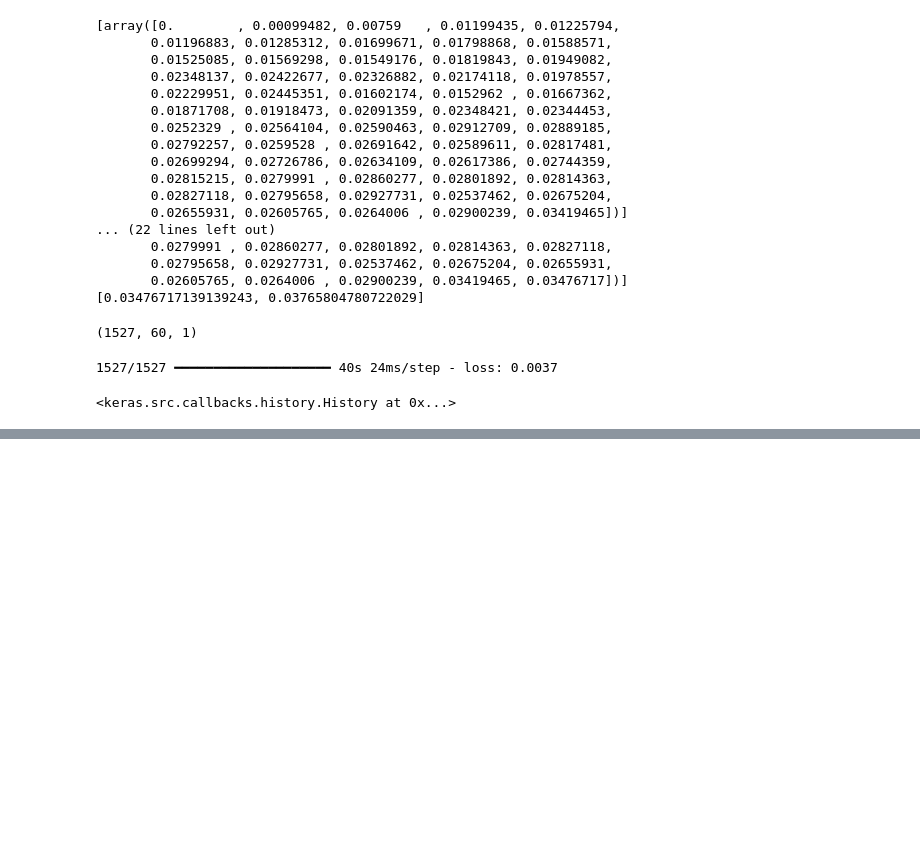
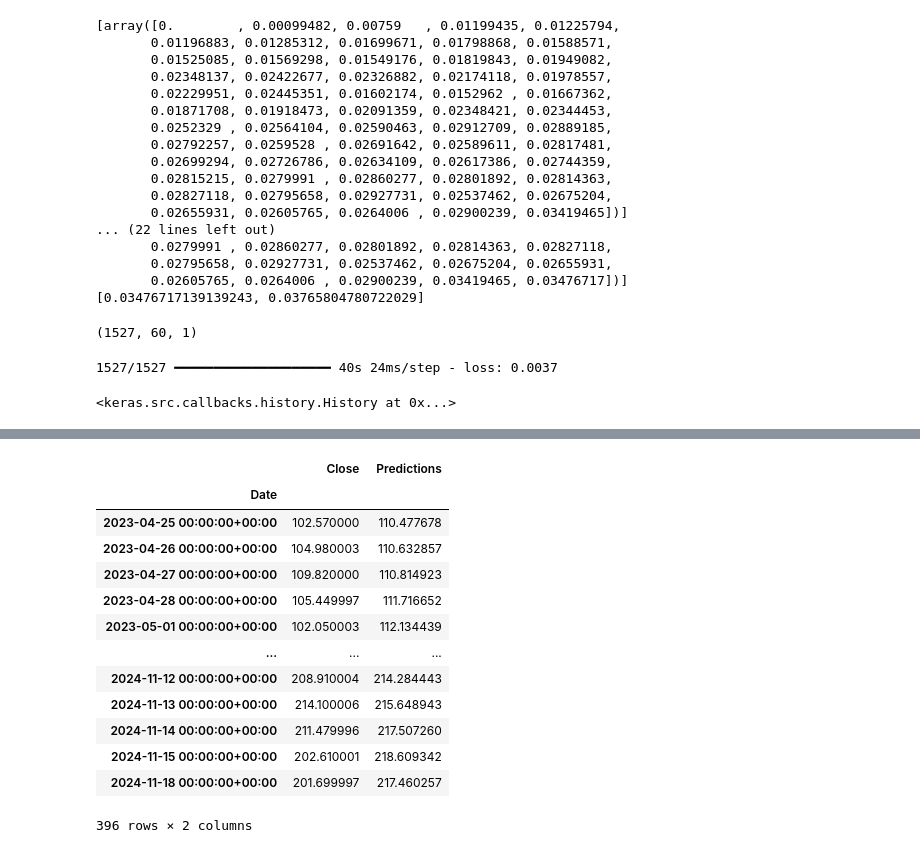
Before and after one commit to dammkevin/stock_price_prediction, a Jupyter notebook: stock_price_prediction.ipynb, the cells around one changed output, grey strips where cells are left out. Cells and saved outputs as stored; diff of their text form; code cells hidden in the pictures; blank space fills up the shorter version.

```diff
--- a/stock_price_prediction.ipynb
+++ b/stock_price_prediction.ipynb
@@ -150,0 +230,18 @@ model.fit(x_train, y_train, batch_size=1, epochs=1)
+# %%
+# Show the actual and predicted price
+valid
+# %% [output]
+|  | Close | Predictions |
+| Date |  |  |
+| 2023-04-25 00:00:00+00:00 | 102.570000 | 110.477678 |
+| 2023-04-26 00:00:00+00:00 | 104.980003 | 110.632857 |
+| 2023-04-27 00:00:00+00:00 | 109.820000 | 110.814923 |
+| 2023-04-28 00:00:00+00:00 | 105.449997 | 111.716652 |
+| 2023-05-01 00:00:00+00:00 | 102.050003 | 112.134439 |
+| ... | ... | ... |
+| 2024-11-12 00:00:00+00:00 | 208.910004 | 214.284443 |
+| 2024-11-13 00:00:00+00:00 | 214.100006 | 215.648943 |
+| 2024-11-14 00:00:00+00:00 | 211.479996 | 217.507260 |
+| 2024-11-15 00:00:00+00:00 | 202.610001 | 218.609342 |
+| 2024-11-18 00:00:00+00:00 | 201.699997 | 217.460257 |
+396 rows × 2 columns
```
Also changed, not shown: parts of 7 cells of this notebook.
